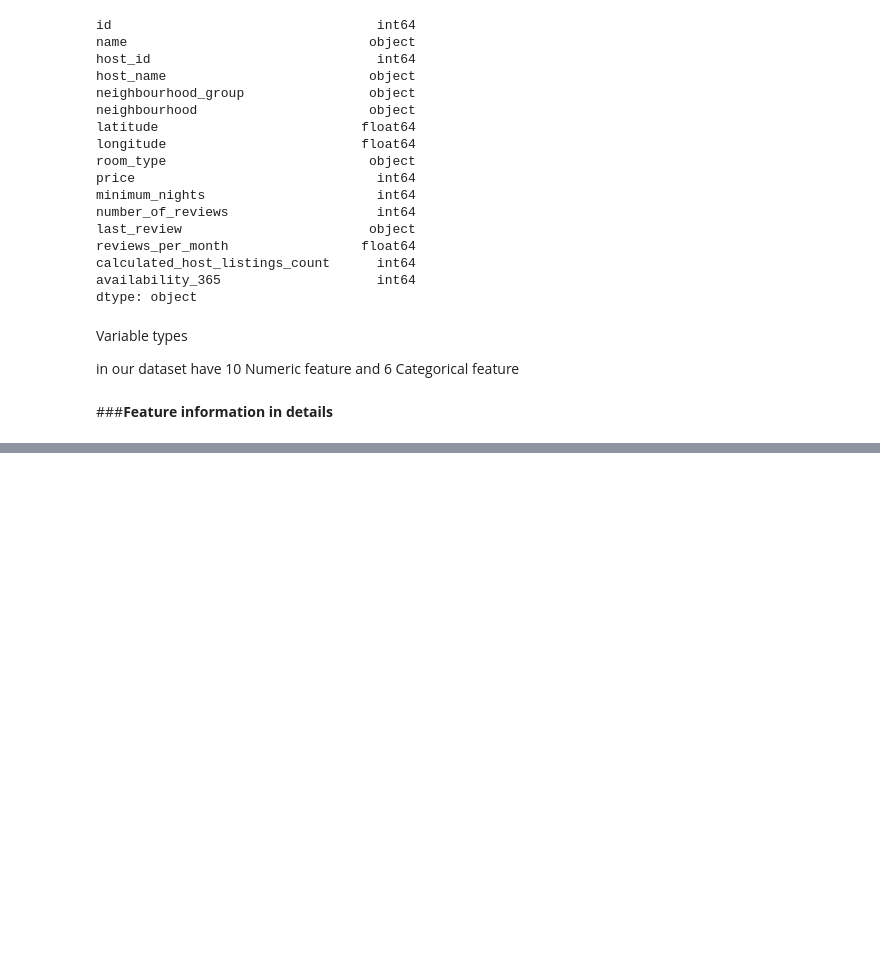
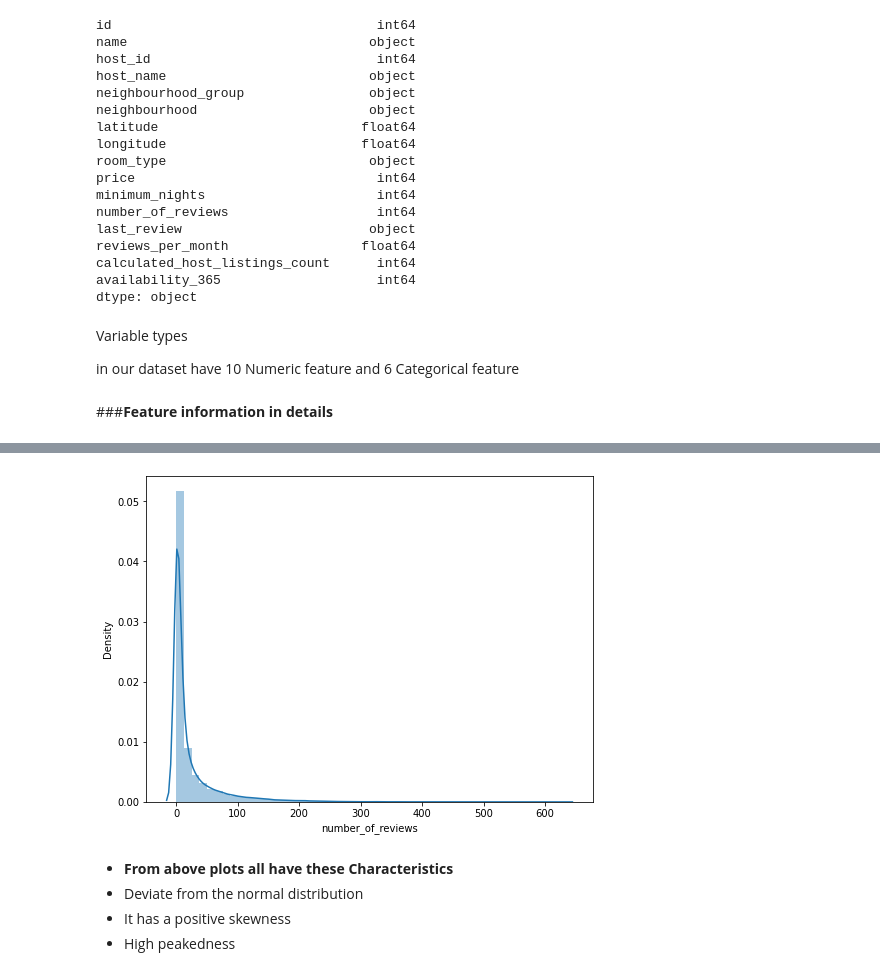
Before and after one commit to Rajesh1505/Airbnb_bookings_analysis_Capstone_project_1, a Jupyter notebook: Airbnb_Bookings_Analysis_Rajesh_Kumar_Patel.ipynb, the cells around one changed output, grey strips where cells are left out. Cells and saved outputs as stored; diff of their text form; code cells hidden in the pictures; blank space fills up the shorter version.

```diff
--- a/Airbnb_Bookings_Analysis_Rajesh_Kumar_Patel.ipynb
+++ b/Airbnb_Bookings_Analysis_Rajesh_Kumar_Patel.ipynb
@@ -121,0 +222,12 @@ in our dataset have 10 Numeric feature and 6 Categorical feature
+# %%
+#plot numbers of reviews nights
+plt.figure(figsize=(8,6))
+sns.distplot(airbnb_data['number_of_reviews'],kde=True)
+plt.show()
+# %% [output]
+[figure, added]
+# %% [markdown]
+*  **From above plots all have these Characteristics**
+* Deviate from the normal distribution
+* It has a positive skewness
+* High peakedness
```
Also changed, not shown: parts of 26 cells of this notebook.
